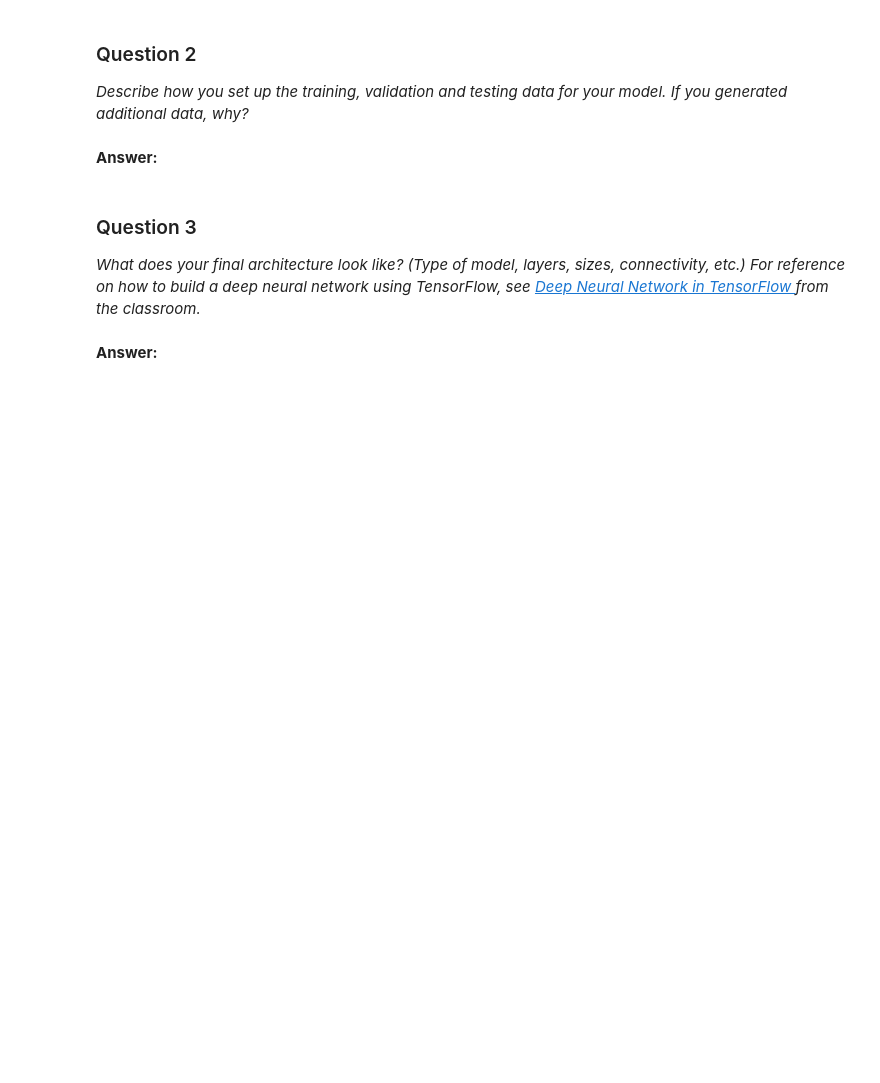
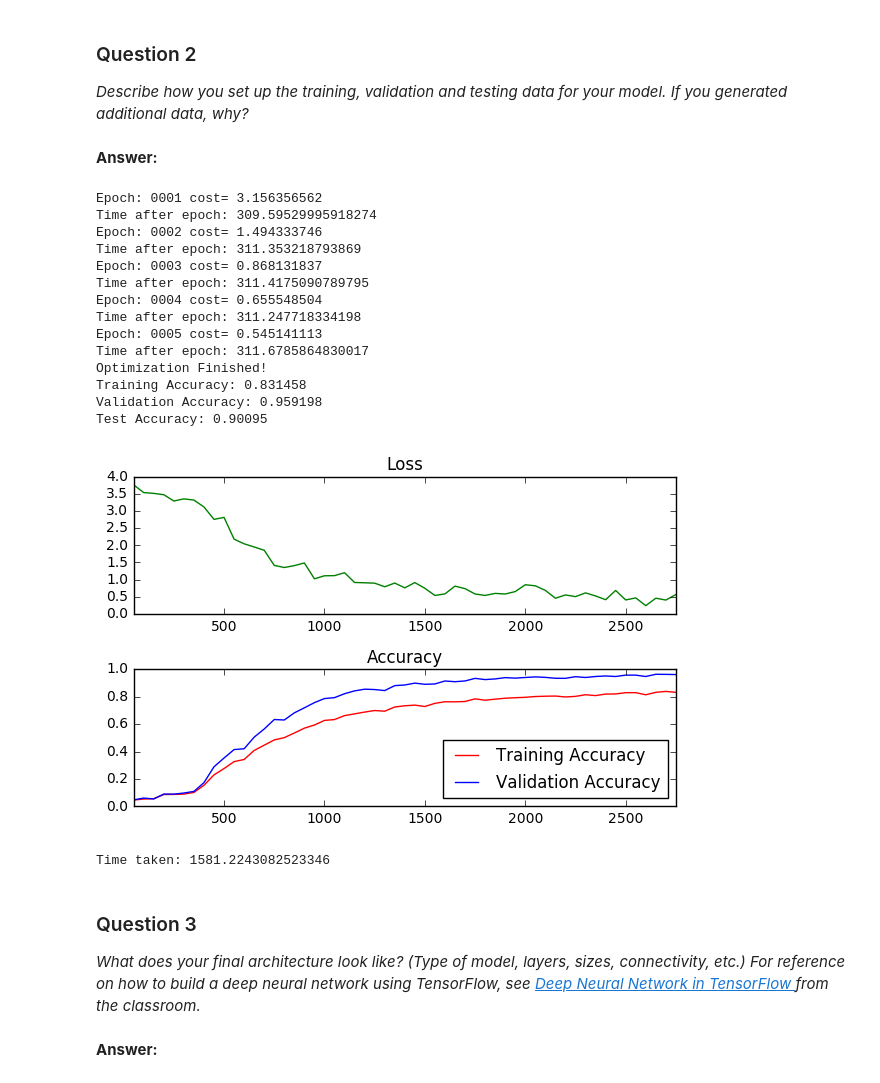
Before and after one commit to sahiljuneja/Udacity-SDCND-Term-1, a Jupyter notebook: Term-1/P2-Traffic-Sign-Classifier/Traffic_Signs_Recognition_CNN.ipynb, the cells around one changed output. Drawn from its saved outputs; the diff is of its cells as text; code cells hidden in the pictures; blank space fills up the shorter version.

Commit message:
add conv layer

```diff
--- a/Term-1/P2-Traffic-Sign-Classifier/Traffic_Signs_Recognition_CNN.ipynb
+++ b/Term-1/P2-Traffic-Sign-Classifier/Traffic_Signs_Recognition_CNN.ipynb
@@ -181,7 +185,7 @@ def calc_biases(length):
 
 def maxpool(ip, stride_len = 2):
     filter_size = [1, stride_len, stride_len, 1]
-    return tf.nn.max_pool(ip, ksize = filter_size, strides = [1, stride_len, stride_len, 1], padding = 'VALID')
+    return tf.nn.max_pool(ip, ksize = filter_size, strides = [1, stride_len, stride_len, 1], padding = 'SAME')
 
 def dropout(layer, dropout_prob):
     return tf.nn.dropout(layer, dropout_prob)
@@ -192,7 +196,7 @@ def conv_layer(ip, weights, biases, stride_len = 1):
     input_layer_width -> Number of inputs from previous layer
     output_layer_width -> width of layer
     '''
-    c_layer = tf.nn.conv2d(ip, weights, strides = [1, stride_len, stride_len, 1], padding = 'VALID')
+    c_layer = tf.nn.conv2d(ip, weights, strides = [1, stride_len, stride_len, 1], padding = 'SAME')
     c_layer = tf.nn.bias_add(c_layer, biases)
 
     c_layer = maxpool(c_layer, 2) #stride length for max_pool = 2
@@ -250,8 +254,12 @@ def convnet_model(ip, weights_dict, biases_dict, dropout_prob):
     c_layer_2 = conv_layer(c_layer_1, weights_dict['layer_2'], biases_dict['layer_2'], stride_len = 1)
     c_layer_2 = dropout(c_layer_2, dropout_prob)
 
+    #Second conv layer
+    c_layer_3 = conv_layer(c_layer_2, weights_dict['layer_3'], biases_dict['layer_3'], stride_len = 1)
+    c_layer_3 = dropout(c_layer_3, dropout_prob)
+
     #FC Layer
-    fc_layer = fully_conn_layer(c_layer_2, weights_dict['fc_layer'], biases_dict['fc_layer'])
+    fc_layer = fully_conn_layer(c_layer_3, weights_dict['fc_layer'], biases_dict['fc_layer'])
 
     fc_layer = tf.nn.relu(fc_layer)
     fc_layer = dropout(fc_layer, dropout_prob)
@@ -266,26 +274,30 @@ def convnet_model(ip, weights_dict, biases_dict, dropout_prob):
 layer_width = {
     'layer_1': 32,
     'layer_2': 64,
-    'fc_layer': 512,
+    'layer_3': 128,
+    'fc_layer': 1024,
     'out': n_classes
 } # number of filters
 
 filter_size = {
-    'layer_1': 5
+    'layer_1': 5,
+    'layer_2': 5
 } # conv filter size
 
 
 # Weights and biases
 weights_dict = {
     'layer_1': calc_weights([filter_size['layer_1'], filter_size['layer_1'] , num_channels, layer_width['layer_1']]),
-    'layer_2': calc_weights([filter_size['layer_1'], filter_size['layer_1'] , layer_width['layer_1'], layer_width['layer_2']]),
-    'fc_layer': calc_weights([ 1600, layer_width['fc_layer']]),
+    'layer_2': calc_weights([filter_size['layer_2'], filter_size['layer_2'] , layer_width['layer_1'], layer_width['layer_2']]),
+    'layer_3': calc_weights([filter_size['layer_2'], filter_size['layer_2'] , layer_width['layer_2'], layer_width['layer_3']]),
+    'fc_layer': calc_weights([ 2048, layer_width['fc_layer']]),
     'out': calc_weights([layer_width['fc_layer'], layer_width['out']])
 }
 
 biases_dict = {
     'layer_1': calc_biases([layer_width['layer_1']]),
     'layer_2': calc_biases([layer_width['layer_2']]),
+    'layer_3': calc_biases([layer_width['layer_3']]),
     'fc_layer': calc_biases([layer_width['fc_layer']]),
     'out': calc_biases([layer_width['out']])
 }
@@ -331,6 +343,9 @@ with tf.Session() as session:
         start_time = time.time()
         avg_cost = 0.
         total_batch = int(len(train_features)/batch_size)
+
+        train_features_f, train_labels = shuffle(train_features_f, train_labels)
+        valid_features_f, valid_labels = shuffle(valid_features_f, valid_labels)
 
         for i in range(total_batch):
             idx_l = i*batch_size
@@ -356,33 +371,50 @@ with tf.Session() as session:
                 # Log batches
                 previous_batch = batches[-1] if batches else 0
                 batches.append(50 + previous_batch)
                 loss_batch.append(c)
                 train_acc_batch.append(training_accuracy)
                 valid_acc_batch.append(validation_accuracy)
 
         # Display logs per epoch step
         if epochs % display_step == 0:
             print("Epoch:", '%04d' % (epochs+1), "cost=", \
                 "{:.9f}".format(avg_cost))
         end_time = time.time() - start_time
         print("Time after epoch: %s" %end_time)
 
         # Check accuracy against Validation data
         validation_accuracy = session.run(accuracy, feed_dict={network_input: valid_features_f,
                                                                network_output: valid_labels, keep_prob: 1})
 
     print("Optimization Finished!")
 
     test_accuracy = session.run(accuracy, feed_dict =
                                             {network_input: X_test_gray_flat, network_output: y_test_oh, keep_prob: 1})
     print("Training Accuracy:", training_accuracy)
     print("Validation Accuracy:", validation_accuracy)
     print("Test Accuracy:", test_accuracy)
 
     plot_loss_accuracy(batches, loss_batch, train_acc_batch, valid_acc_batch)
 
     final_time = time.time() - total_time
     print("Time taken: %s" %final_time)
+# %% [output]
+Epoch: 0001 cost= 3.156356562
+Time after epoch: 309.59529995918274
+Epoch: 0002 cost= 1.494333746
+Time after epoch: 311.353218793869
+Epoch: 0003 cost= 0.868131837
+Time after epoch: 311.4175090789795
+Epoch: 0004 cost= 0.655548504
+Time after epoch: 311.247718334198
+Epoch: 0005 cost= 0.545141113
+Time after epoch: 311.6785864830017
+Optimization Finished!
+Training Accuracy: 0.831458
+Validation Accuracy: 0.959198
+Test Accuracy: 0.90095
+[figure, added]
+Time taken: 1581.2243082523346
 # %% [markdown]
 ### Question 3
 
```
Also changed, not shown: parts of 2 cells of this notebook.
